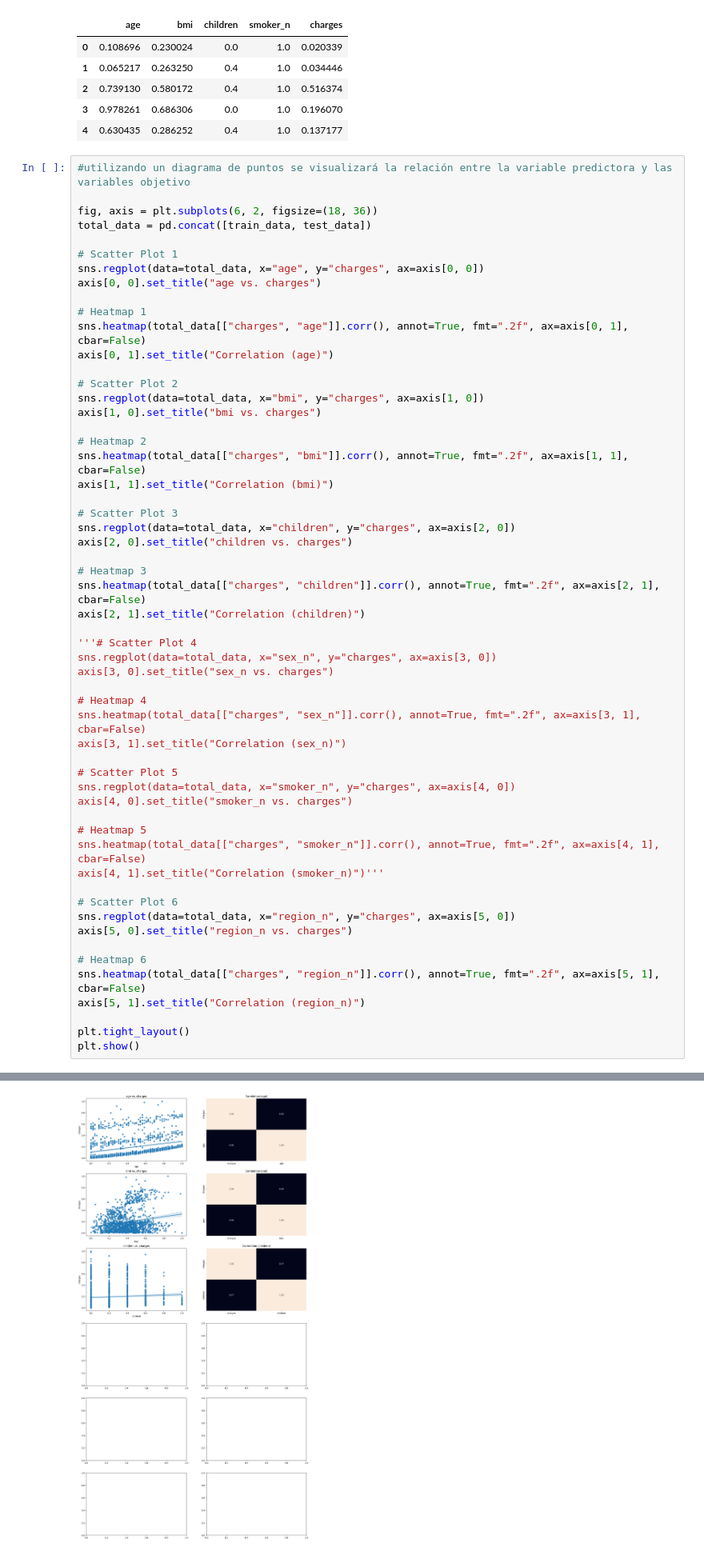
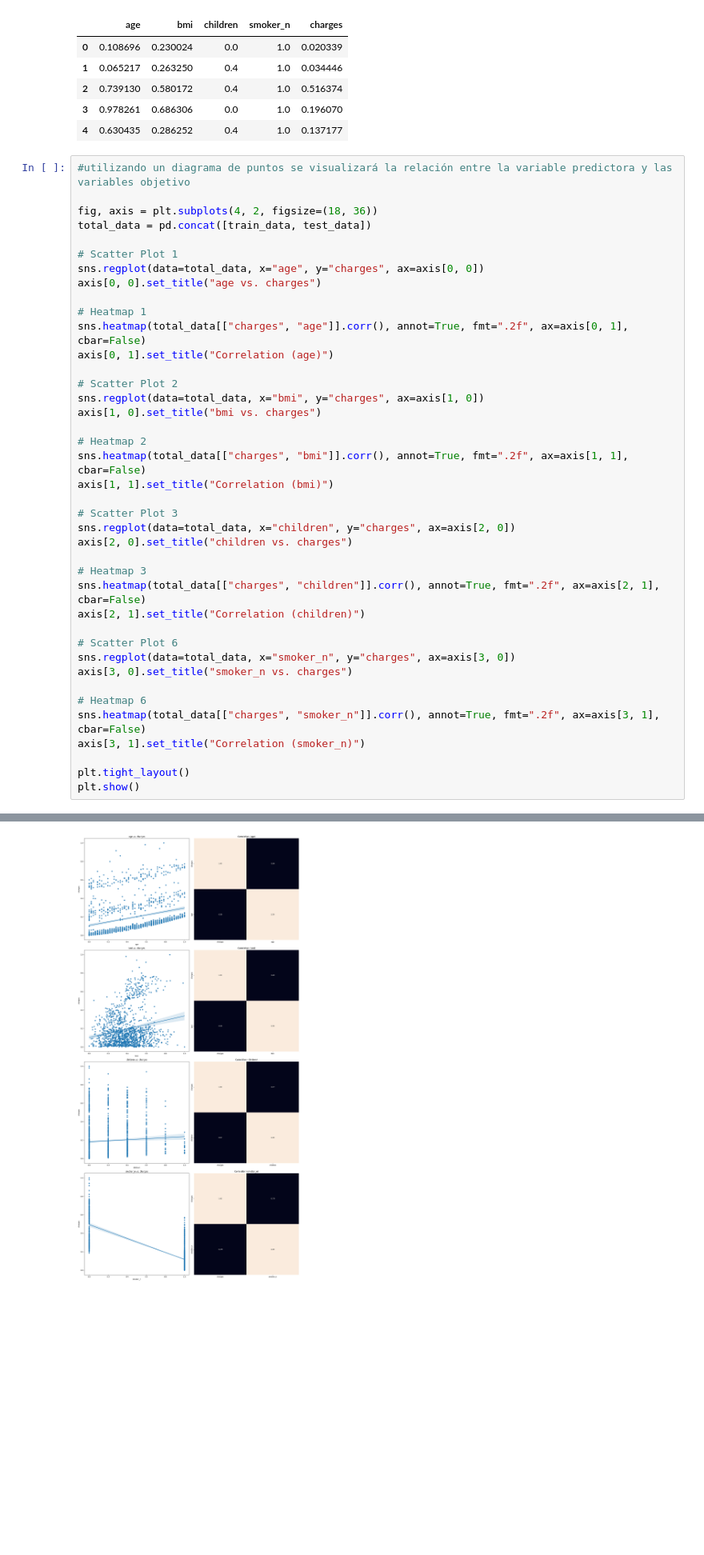
Before and after one commit to jaimed411/015-PROYECTO1-LINEAR-REGRESSION, a Jupyter notebook: src/explore.ipynb, the cells around one changed output, grey strips where cells are left out. Shown at 80% size. Cells and saved outputs as stored; diff of their text form; blank space fills up the shorter version.

```diff
--- a/src/explore.ipynb
+++ b/src/explore.ipynb
@@ -461,7 +491,7 @@ train_data.head()
 # %%
 #utilizando un diagrama de puntos se visualizará la relación entre la variable predictora y las variables objetivo
 
-fig, axis = plt.subplots(6, 2, figsize=(18, 36))
+fig, axis = plt.subplots(4, 2, figsize=(18, 36))
 total_data = pd.concat([train_data, test_data])
 
 # Scatter Plot 1
@@ -488,29 +518,13 @@ axis[2, 0].set_title("children vs. charges")
 sns.heatmap(total_data[["charges", "children"]].corr(), annot=True, fmt=".2f", ax=axis[2, 1], cbar=False)
 axis[2, 1].set_title("Correlation (children)")
 
-'''# Scatter Plot 4
-sns.regplot(data=total_data, x="sex_n", y="charges", ax=axis[3, 0])
-axis[3, 0].set_title("sex_n vs. charges")
-
-# Heatmap 4
-sns.heatmap(total_data[["charges", "sex_n"]].corr(), annot=True, fmt=".2f", ax=axis[3, 1], cbar=False)
-axis[3, 1].set_title("Correlation (sex_n)")
-
-# Scatter Plot 5
-sns.regplot(data=total_data, x="smoker_n", y="charges", ax=axis[4, 0])
-axis[4, 0].set_title("smoker_n vs. charges")
-
-# Heatmap 5
-sns.heatmap(total_data[["charges", "smoker_n"]].corr(), annot=True, fmt=".2f", ax=axis[4, 1], cbar=False)
-axis[4, 1].set_title("Correlation (smoker_n)")'''
-
 # Scatter Plot 6
-sns.regplot(data=total_data, x="region_n", y="charges", ax=axis[5, 0])
-axis[5, 0].set_title("region_n vs. charges")
+sns.regplot(data=total_data, x="smoker_n", y="charges", ax=axis[3, 0])
+axis[3, 0].set_title("smoker_n vs. charges")
 
 # Heatmap 6
-sns.heatmap(total_data[["charges", "region_n"]].corr(), annot=True, fmt=".2f", ax=axis[5, 1], cbar=False)
-axis[5, 1].set_title("Correlation (region_n)")
+sns.heatmap(total_data[["charges", "smoker_n"]].corr(), annot=True, fmt=".2f", ax=axis[3, 1], cbar=False)
+axis[3, 1].set_title("Correlation (smoker_n)")
 
 plt.tight_layout()
 plt.show()
@@ -519,4 +532,4 @@ KeyError: 'region_n'
-[figure, old version]
+[figure, new version]
 # %%
 X_train = train_data.drop(["charges"], axis = 1)
 y_train = train_data["charges"]
```
Also changed, not shown: parts of 11 cells of this notebook, 1 other file.
